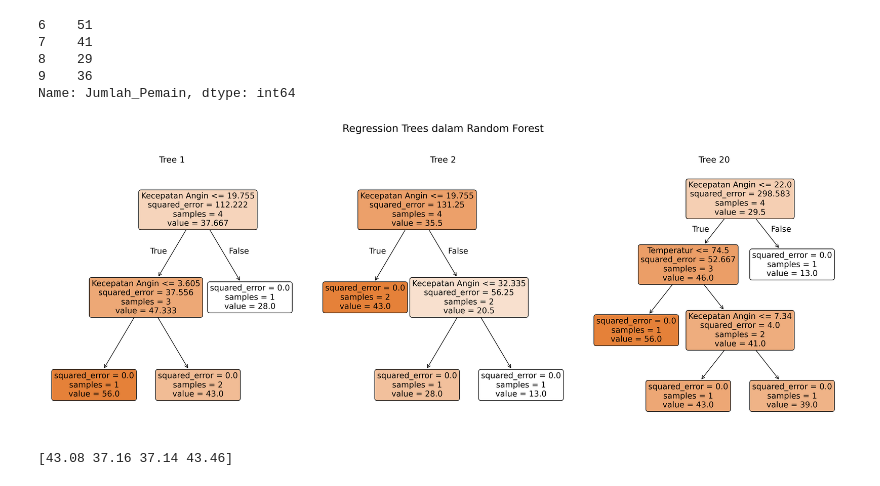
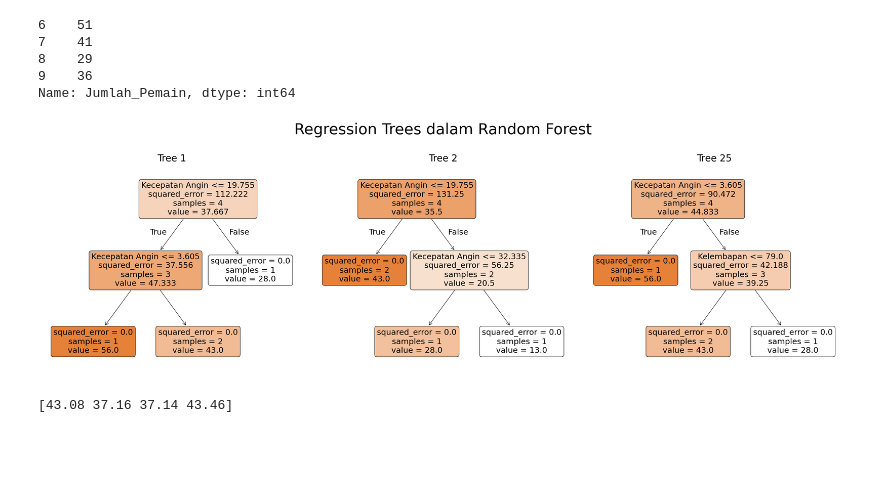
Before and after one commit to MartinoSimatupang/Skripsi-Martino-Simatupang, a Jupyter notebook: Algoritma Random Forest.ipynb, the cells around one changed output. Cells and saved outputs as stored; diff of their text form; code cells hidden in the pictures; blank space fills up the shorter version.

```diff
--- a/Algoritma Random Forest.ipynb
+++ b/Algoritma Random Forest.ipynb
@@ -79,29 +78,29 @@ Name: Jumlah_Pemain, dtype: int64
 # %%
 from sklearn.ensemble import RandomForestRegressor
 from sklearn.tree import plot_tree
 import matplotlib.pyplot as plt
 
 # Melatih Model Random Forest
 RandomForest = RandomForestRegressor(random_state=42, n_estimators=50)
 RandomForest.fit(X_train, y_train)
 
 # Visualisasi Beberapa Regression Tree yang terbentuk dalam Random Forest
-trees_to_show = [0, 1, 19]
-feature_names = X_train.columns.tolist()
+trees_to_show = [0, 1, 24]
+variabel_input = X_train.columns.tolist()
 
-fig, axes = plt.subplots(1, 3, figsize=(20, 8), dpi=300)
-fig.suptitle('Regression Trees dalam Random Forest', fontsize=18)
+fig, axes = plt.subplots(1, 3, figsize=(30, 10))
+fig.suptitle('Regression Trees dalam Random Forest', fontsize=40)
 
 for idx, tree_idx in enumerate(trees_to_show):
     plot_tree(RandomForest.estimators_[tree_idx],
-              feature_names=feature_names,
+              feature_names=variabel_input,
               filled=True,
               rounded=True,
               ax=axes[idx],
-              fontsize=14)  # Increased font size
-    axes[idx].set_title(f'Tree {tree_idx + 1}', fontsize=15)
+              fontsize=21)
+    axes[idx].set_title(f'Tree {tree_idx + 1}', fontsize=25)
 
 plt.tight_layout(rect=[0, 0.03, 1, 0.95])
 # %% [output]
-[figure, old version]
+[figure, new version]
 # %%
```
Also changed, not shown: parts of 5 cells of this notebook, 4 other files.
